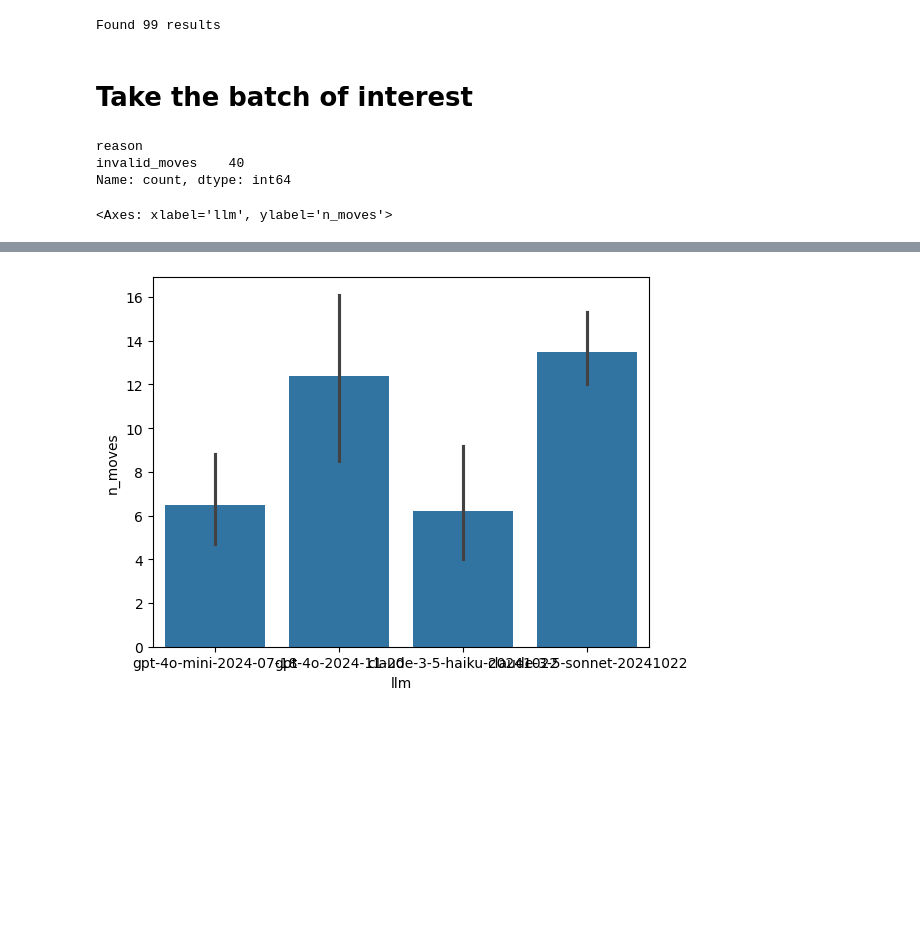
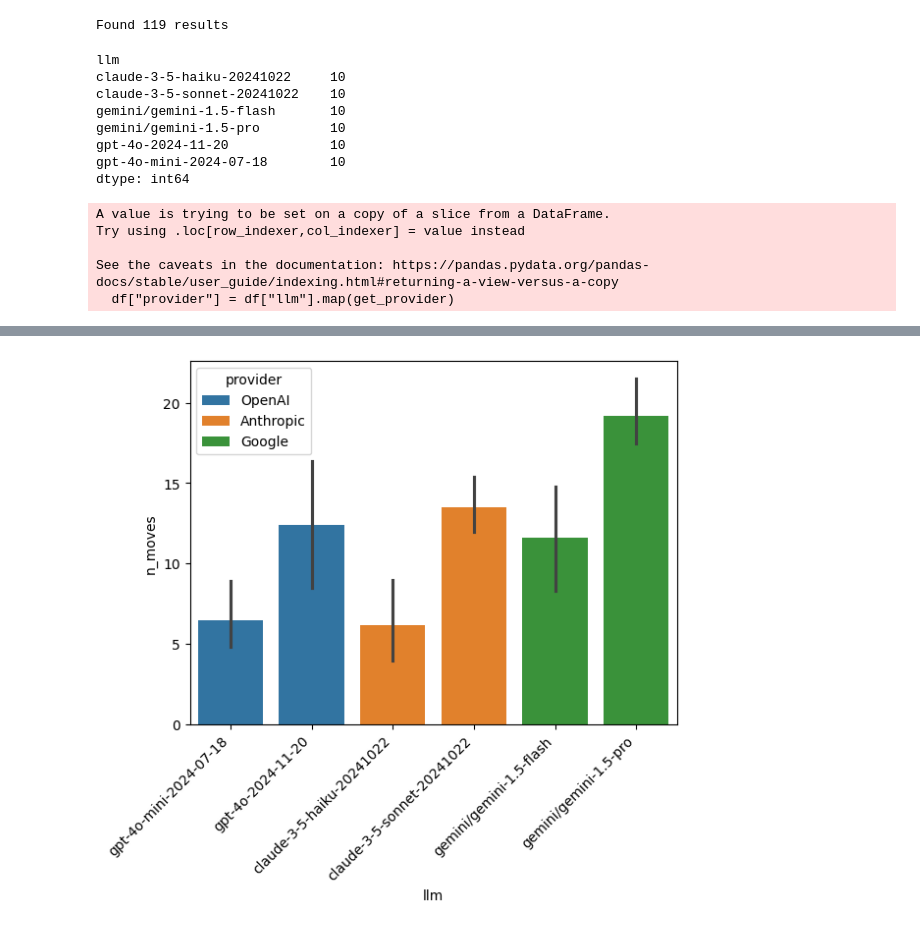
Before and after one commit to dgmp88/llm-games-evals, a Jupyter notebook: notebooks/Analysis.ipynb, the cells around one changed output, grey strips where cells are left out. Cells and saved outputs as stored; diff of their text form; code cells hidden in the pictures; blank space fills up the shorter version.

```diff
--- a/notebooks/Analysis.ipynb
+++ b/notebooks/Analysis.ipynb
@@ -1,26 +1,48 @@
-# %%
-from game.eval import get_results_df
-from game.eval import Result # type: ignore
-
-df = get_results_df()
-# %% [output]
-Found 99 results
-# %% [markdown]
-# Take the batch of interest
 # %%
-df = df.query("timestamp >= '2024-11-24 21:33:00' and timestamp <= '2024-11-24 21:51:00'")
+from game.eval import get_results_df
+from game.eval import Result # type: ignore
 
-df['reason'].value_counts()
+raw = get_results_df()
+
+
+df = raw.query("timestamp >= '2024-11-24 21:33:00' and timestamp <= '2024-11-24 22:15:00'")
+
+df['reason'].value_counts() # Did any model win? probably not!
+df.groupby('llm').size() # How many are in the game?
 # %% [output]
-reason
-invalid_moves    40
-Name: count, dtype: int64
+Found 119 results
+llm
+claude-3-5-haiku-20241022     10
+claude-3-5-sonnet-20241022    10
+gemini/gemini-1.5-flash       10
+gemini/gemini-1.5-pro         10
+gpt-4o-2024-11-20             10
+gpt-4o-mini-2024-07-18        10
+dtype: int64
 # %%
 import seaborn as sns
+import re
 
-plt = sns.barplot(df, x='llm', y='n_moves')
+PROVIDER_MAP = {"gpt": "OpenAI", "claude": "Anthropic", "gemini": "Google", "ollama": "Facebook", "together_ai": "Facebook"}
+
+SPLIT_ON = r'[-/]'
+
+def get_provider(llm: str):
+    prefix = re.split(SPLIT_ON, llm)[0]
+    return PROVIDER_MAP[prefix]
+
+df["provider"] = df["llm"].map(get_provider)
+
+plt = sns.barplot(df, x="llm", y="n_moves", hue="provider")
+
 
 # rotate x labels
-plt.set_xticklabels(plt.get_xticklabels(), rotation=45, horizontalalignment='right')
+plt.set_xticklabels(plt.get_xticklabels(), rotation=45, horizontalalignment="right")
+
+df
 # %% [output]
-<Axes: xlabel='llm', ylabel='n_moves'>
+A value is trying to be set on a copy of a slice from a DataFrame.
+Try using .loc[row_indexer,col_indexer] = value instead
+
+See the caveats in the documentation: https://pandas.pydata.org/pandas-docs/stable/user_guide/indexing.html#returning-a-view-versus-a-copy
+  df["provider"] = df["llm"].map(get_provider)
@@ -27 +66 @@ plt.set_xticklabels(plt.get_xticklabels(), rotation=45, horizontalalignment='rig
-[figure, old version]
+[figure, new version]
```
Also changed, not shown: parts of 1 cell of this notebook, 7 other files.
